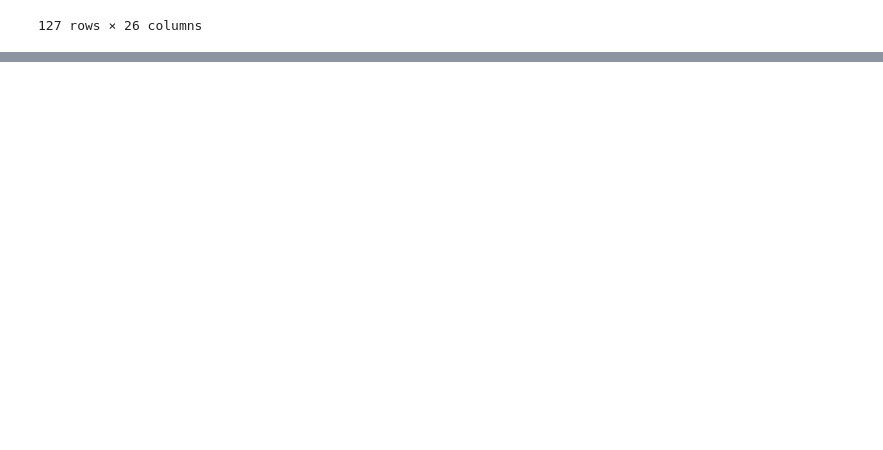
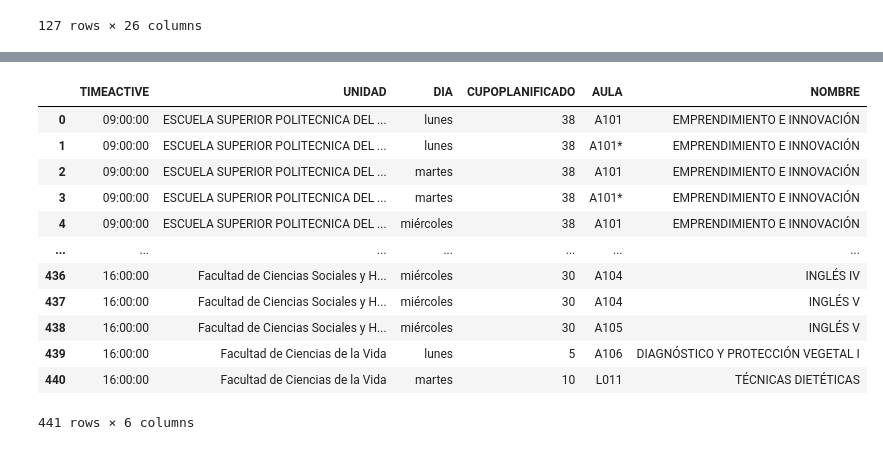
Before and after one commit to lromeror/Group_Slytheryn, a Jupyter notebook: EDA_ESPOL/EDA_ESPOL_PAE_PRE_Jonathan.ipynb, the cells around one changed output, grey strips where cells are left out. Drawn from its saved outputs; the diff is of its cells as text; code cells hidden in the pictures; blank space fills up the shorter version.

```diff
--- a/EDA_ESPOL/EDA_ESPOL_PAE_PRE_Jonathan.ipynb
+++ b/EDA_ESPOL/EDA_ESPOL_PAE_PRE_Jonathan.ipynb
@@ -1511 +1530,17 @@ df_flu_fac12
+# %%
+df_HC3[['TIMEACTIVE', 'UNIDAD', 'DIA', 'CUPOPLANIFICADO', 'AULA', 'NOMBRE']].groupby(['TIMEACTIVE', 'UNIDAD', 'DIA', 'CUPOPLANIFICADO', 'AULA', 'NOMBRE'], as_index=False).sum(numeric_only=True)
+# %% [output]
+|  | TIMEACTIVE | UNIDAD | DIA | CUPOPLANIFICADO | AULA | NOMBRE |
+| 0 | 09:00:00 | ESCUELA SUPERIOR POLITECNICA DEL ... | lunes | 38 | A101 | EMPRENDIMIENTO E INNOVACIÓN |
+| 1 | 09:00:00 | ESCUELA SUPERIOR POLITECNICA DEL ... | lunes | 38 | A101* | EMPRENDIMIENTO E INNOVACIÓN |
+| 2 | 09:00:00 | ESCUELA SUPERIOR POLITECNICA DEL ... | martes | 38 | A101 | EMPRENDIMIENTO E INNOVACIÓN |
+| 3 | 09:00:00 | ESCUELA SUPERIOR POLITECNICA DEL ... | martes | 38 | A101* | EMPRENDIMIENTO E INNOVACIÓN |
+| 4 | 09:00:00 | ESCUELA SUPERIOR POLITECNICA DEL ... | miércoles | 38 | A101 | EMPRENDIMIENTO E INNOVACIÓN |
+| ... | ... | ... | ... | ... | ... | ... |
+| 436 | 16:00:00 | Facultad de Ciencias Sociales y H... | miércoles | 30 | A104 | INGLÉS IV |
+| 437 | 16:00:00 | Facultad de Ciencias Sociales y H... | miércoles | 30 | A104 | INGLÉS V |
+| 438 | 16:00:00 | Facultad de Ciencias Sociales y H... | miércoles | 30 | A105 | INGLÉS V |
+| 439 | 16:00:00 | Facultad de Ciencias de la Vida | lunes | 5 | A106 | DIAGNÓSTICO Y PROTECCIÓN VEGETAL I |
+| 440 | 16:00:00 | Facultad de Ciencias de la Vida | martes | 10 | L011 | TÉCNICAS DIETÉTICAS |
+441 rows × 6 columns
 # %%
```
Also changed, not shown: parts of 53 cells of this notebook.
